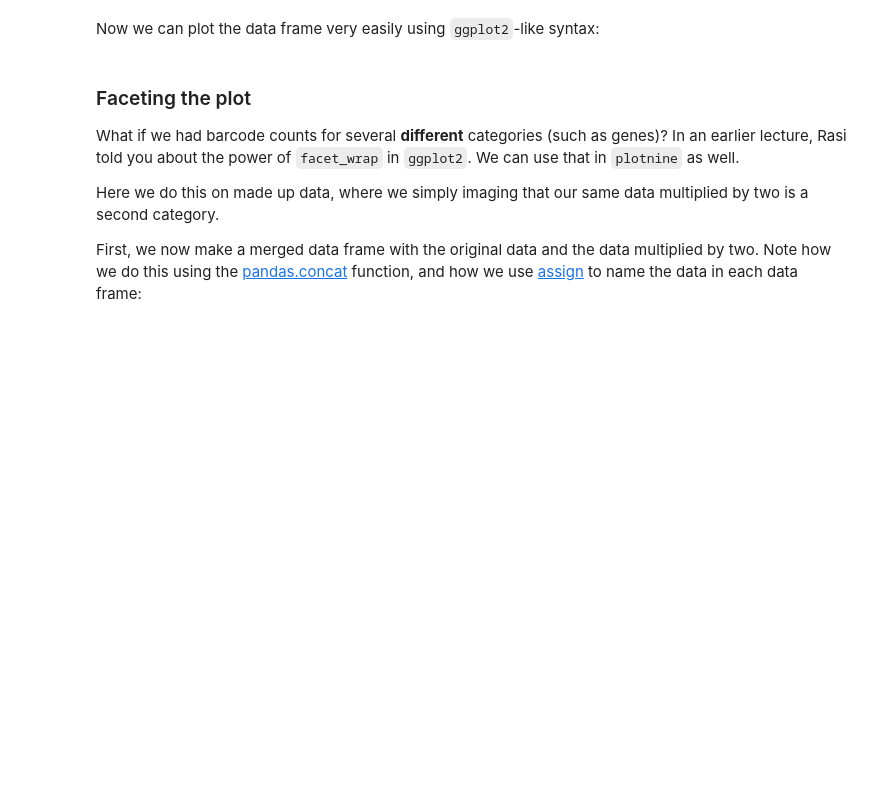
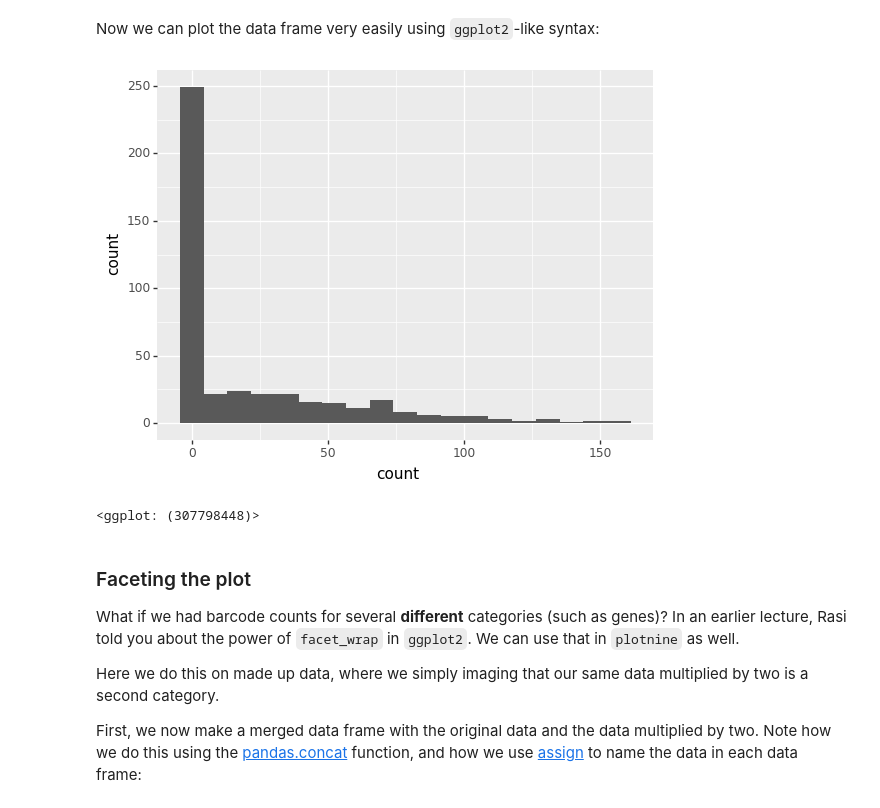
Before and after one commit to FredHutch/tfcb_2022, a Jupyter notebook: lectures/lecture09/lecture09.ipynb, the cells around one changed output. Saved outputs shown, nothing was run; the diff lists cells and outputs as text; code cells hidden in the pictures; blank space fills up the shorter version.

```diff
--- a/lectures/lecture09/lecture09.ipynb
+++ b/lectures/lecture09/lecture09.ipynb
@@ -444,3 +533,13 @@ raise NotImplementedError('make the plot')
+# %%
+p = (ggplot(barcode_counts_df) +
+     aes('count') +
+     geom_histogram()
+     )
+
+p
+# %% [output]
+[figure, added]
+<ggplot: (307798448)>
 # %% [markdown]
 ### Faceting the plot
 What if we had barcode counts for several **different** categories (such as genes)?
```
Also changed, not shown: parts of 39 cells of this notebook, 2 other files.
